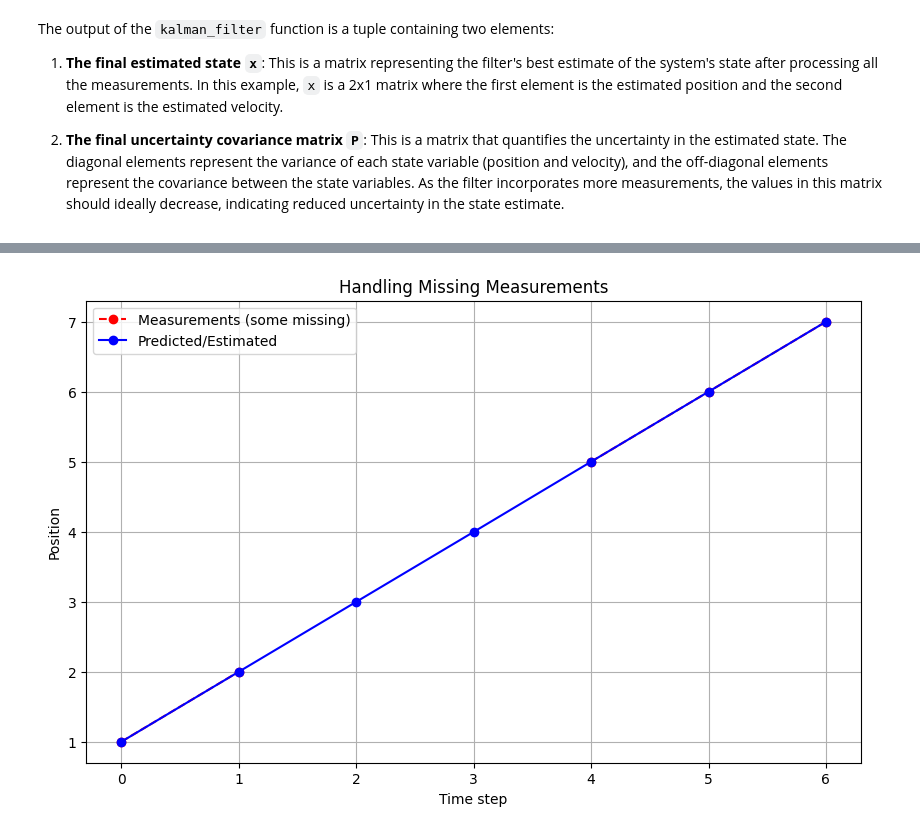
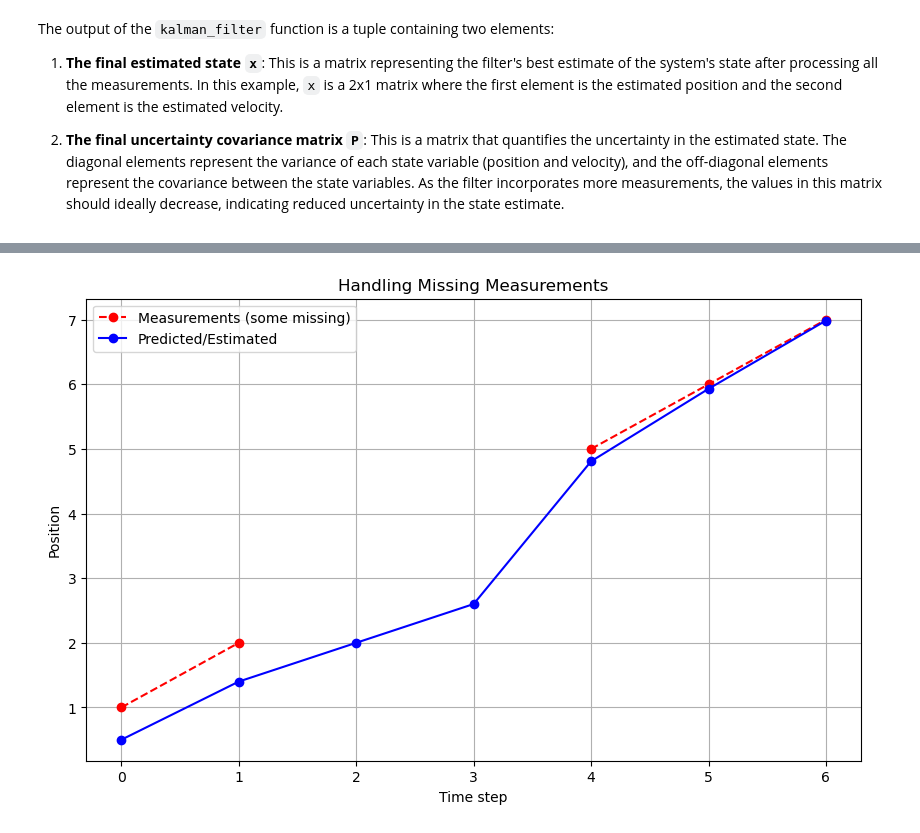
Before and after one commit to simomux/ADS, a Jupyter notebook: kalman_filter/kf2D.ipynb, the cells around one changed output, grey strips where cells are left out. Cells and saved outputs as stored; diff of their text form; code cells hidden in the pictures.

```diff
--- a/kalman_filter/kf2D.ipynb
+++ b/kalman_filter/kf2D.ipynb
@@ -371,36 +371,37 @@ plt.show()
 measurements = [1, 2, None, None, 5, 6, 7]
 x = matrix([[0.], [0.]])
 P = matrix([[1000., 0.], [0., 1000.]])
+R = matrix([[1000.]])
 
 positions = []
 measurements_used = []
 for n in range(len(measurements)):
     if measurements[n] is not None:
         Z = matrix([[measurements[n]]])
         y = Z - (H * x)
         S = H * P * H.transpose() + R
         K = P * H.transpose() * S.inverse()
         x = x + (K * y)
         P = (I - (K * H)) * P + Q
         measurements_used.append(measurements[n])
     else:
         measurements_used.append(float('nan'))
 
     positions.append(x.value[0][0])
     x = (F * x) + u
     P = F * P * F.transpose()
 
 plt.figure(figsize=(10, 6))
 plt.plot(range(len(measurements)), measurements_used, 'ro--', label='Measurements (some missing)')
 plt.plot(range(len(positions)), positions, 'bo-', label='Predicted/Estimated')
 plt.xlabel('Time step')
 plt.ylabel('Position')
 plt.title('Handling Missing Measurements')
 plt.legend()
 plt.grid(True)
 plt.show()
 # %% [output]
-[figure, old version]
+[figure, new version]
 # %%
 # === Utility plotting ===
 def plot_results(title, measurements, positions, velocities, uncertainties):
```
Also changed, not shown: parts of 6 cells of this notebook.
